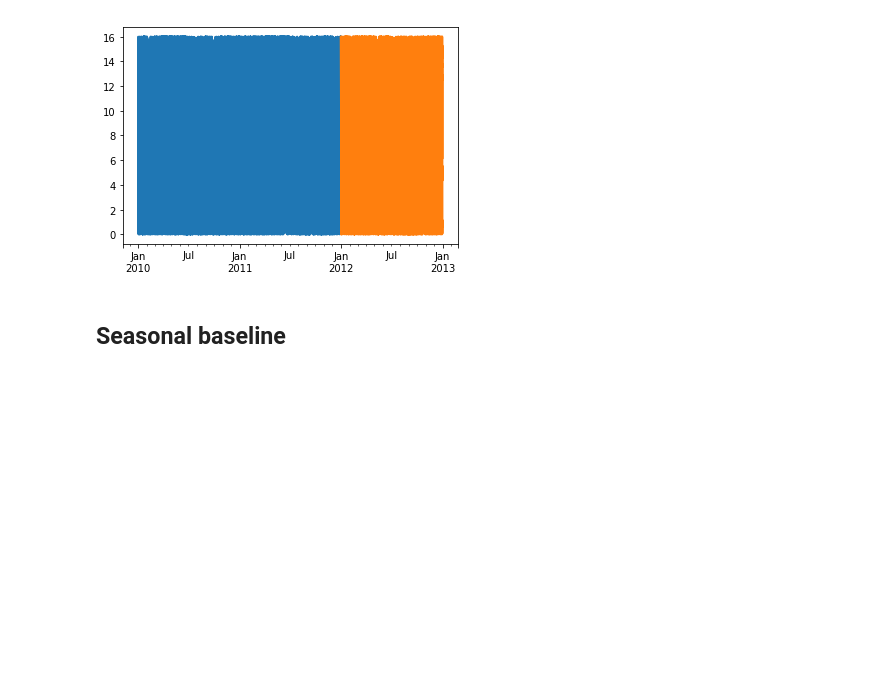
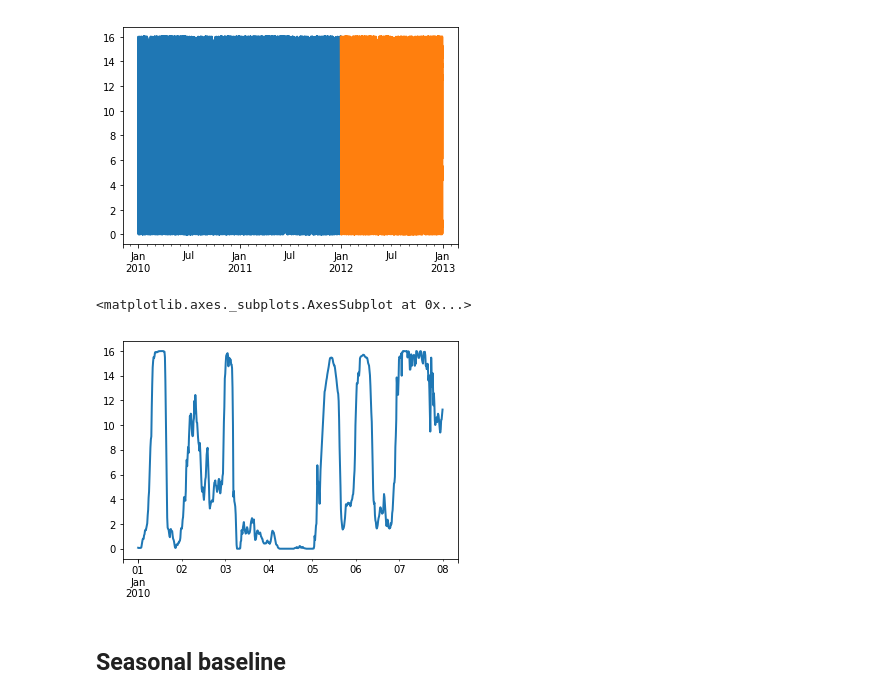
Before and after one commit to cvxgrp/cvxpower, a Jupyter notebook: examples/WindForecast.ipynb, the cells around one changed output. Cells and saved outputs as stored; diff of their text form; code cells hidden in the pictures; blank space fills up the shorter version.

```diff
--- a/examples/WindForecast.ipynb
+++ b/examples/WindForecast.ipynb
@@ -43,6 +43,11 @@ train.plot(), test.plot()
 (<matplotlib.axes._subplots.AxesSubplot at 0x...>,
  <matplotlib.axes._subplots.AxesSubplot at 0x...>)
 [figure]
+# %%
+train.head(96*7).plot()
+# %% [output]
+<matplotlib.axes._subplots.AxesSubplot at 0x...>
+[figure, added]
 # %% [markdown]
 ## Seasonal baseline
 # %%
```
Also changed, not shown: parts of 8 cells of this notebook.
